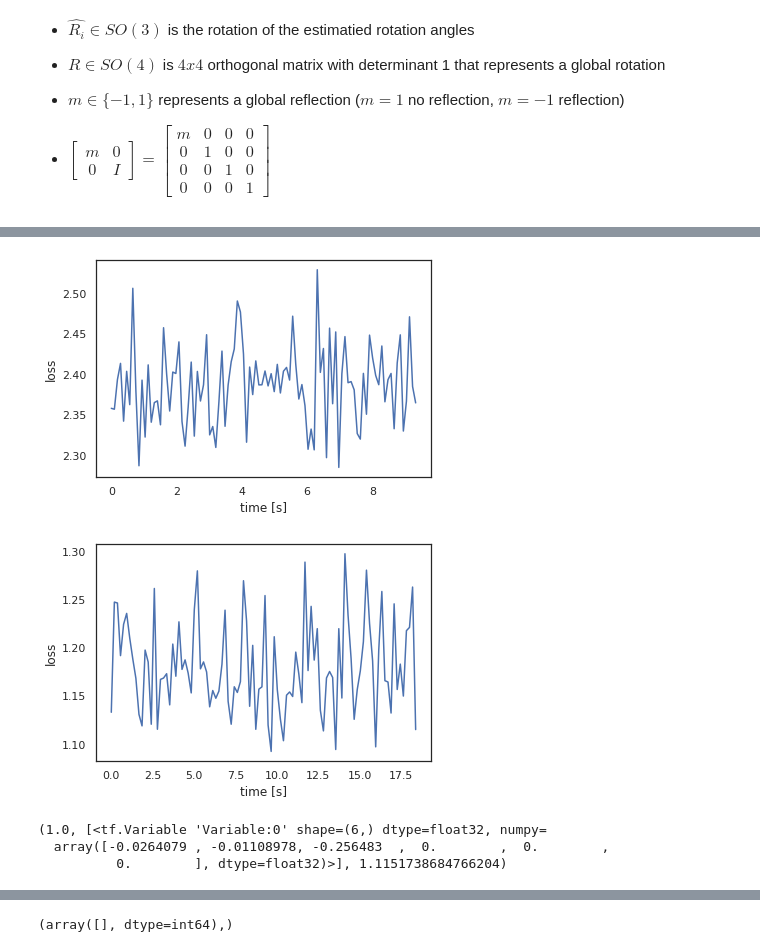
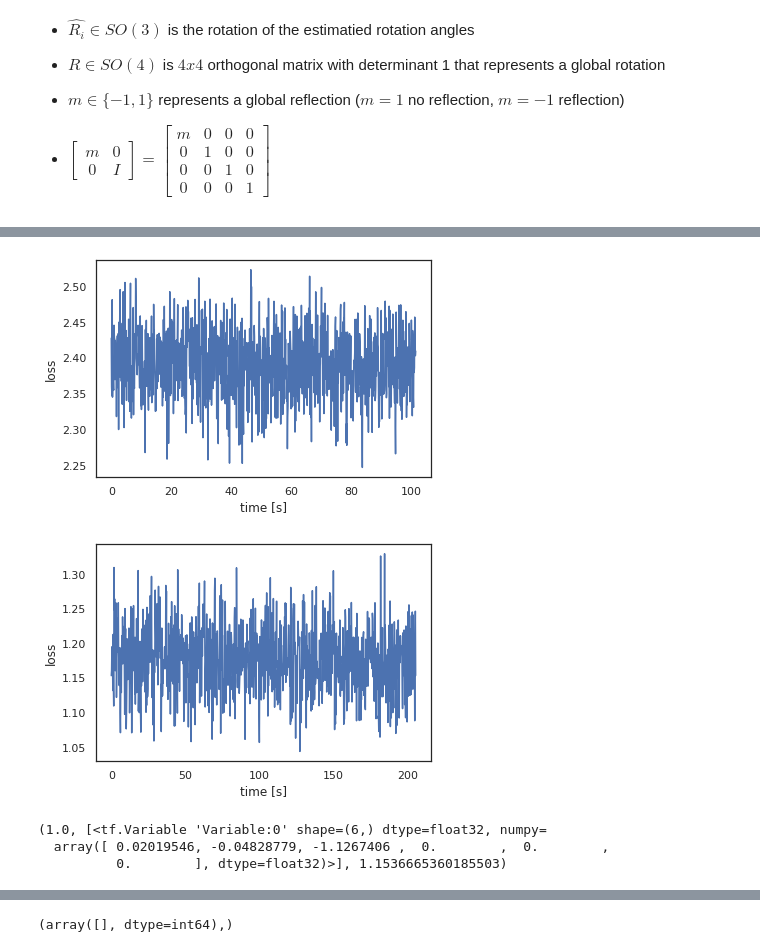
Before and after one commit to JelenaBanjac/protein-reconstruction, a Jupyter notebook: notebooks/1-phase1/angle_alignment_RotMatrices.ipynb, the cells around one changed output, grey strips where cells are left out. Drawn from its saved outputs; the diff is of its cells as text; code cells hidden in the pictures.

Commit message:
add new reconstruction with rotmat alignment output

```diff
--- a/notebooks/1-phase1/angle_alignment_RotMatrices.ipynb
+++ b/notebooks/1-phase1/angle_alignment_RotMatrices.ipynb
@@ -101,6 +105,32 @@ m & 0 & 0 & 0\\
 0 & 0 & 1 & 0\\
 0 & 0 & 0 & 1
 \end{bmatrix}$
+# %%
+def euler2matrix(angles):
+    angles = tf.convert_to_tensor(angles)
+    c1 = tf.reshape(tf.math.cos(angles[:,0]), (-1,1,1))
+    c2 = tf.reshape(tf.math.cos(angles[:,1]), (-1,1,1))
+    c3 = tf.reshape(tf.math.cos(angles[:,2]), (-1,1,1))
+
+    s1 = tf.reshape(tf.math.sin(angles[:,0]), (-1,1,1))
+    s2 = tf.reshape(tf.math.sin(angles[:,1]), (-1,1,1))
+    s3 = tf.reshape(tf.math.sin(angles[:,2]), (-1,1,1))
+
+    R = tf.concat([tf.concat([c1*c2*c3-s1*s3, c1*s3+c2*c3*s1 , -c3*s2],axis=2),\
+                    tf.concat([-c3*s1-c1*c2*s3,    c1*c3-c2*s1*s3 ,   s2*s3],axis=2),\
+                    tf.concat( [c1*s2,             s1*s2          ,   c2],axis=2)],axis=1)
+    return R
+
+
+
+def d_r(M1, M2):
+    """Distance between 2 rotation matirces"""
+    R = tf.linalg.matmul(M1, M2, transpose_b=True)
+    mid = (tf.linalg.trace(R)-1)/2
+
+    mid = tf.cast(mid, tf.float64)
+    mid = tf.clip_by_value(mid, -1, 1)
+    return tf.math.acos(mid)
 # %%
 def euler6tomarix4d(a_R):
     a, b, g, l, t, p = tf.unstack(a_R, axis=-1)
@@ -260,7 +290,7 @@ def training_angle_alignment(steps, batch_size, projection_idx, learning_rate, a
     idx_best = np.argmin(np.array(l))
     return ms[idx_best], r[idx_best], l[idx_best]
 # %%
-m, rotation, loss = training_angle_alignment(steps=100,
+m, rotation, loss = training_angle_alignment(steps=1000,
                          batch_size=256,
                          projection_idx=range(NUM_PROJECTIONS),
                          learning_rate=0.01,
@@ -288,11 +318,11 @@ For m=1, loss is: 1.1151738684766204
-[figure, old version]
+[figure, new version]
-[figure, old version]
+[figure, new version]
 # %%
 m, rotation, loss
 # %% [output]
 (1.0, [<tf.Variable 'Variable:0' shape=(6,) dtype=float32, numpy=
-  array([-0.0264079 , -0.01108978, -0.256483  ,  0.        ,  0.        ,
-          0.        ], dtype=float32)>], 1.1151738684766204)
+  array([ 0.02019546, -0.04828779, -1.1267406 ,  0.        ,  0.        ,
+          0.        ], dtype=float32)>], 1.1536665360185503)
 # %%
 def matrix2euler(mat):
 
```
Also changed, not shown: parts of 25 cells of this notebook, 3 other files.
